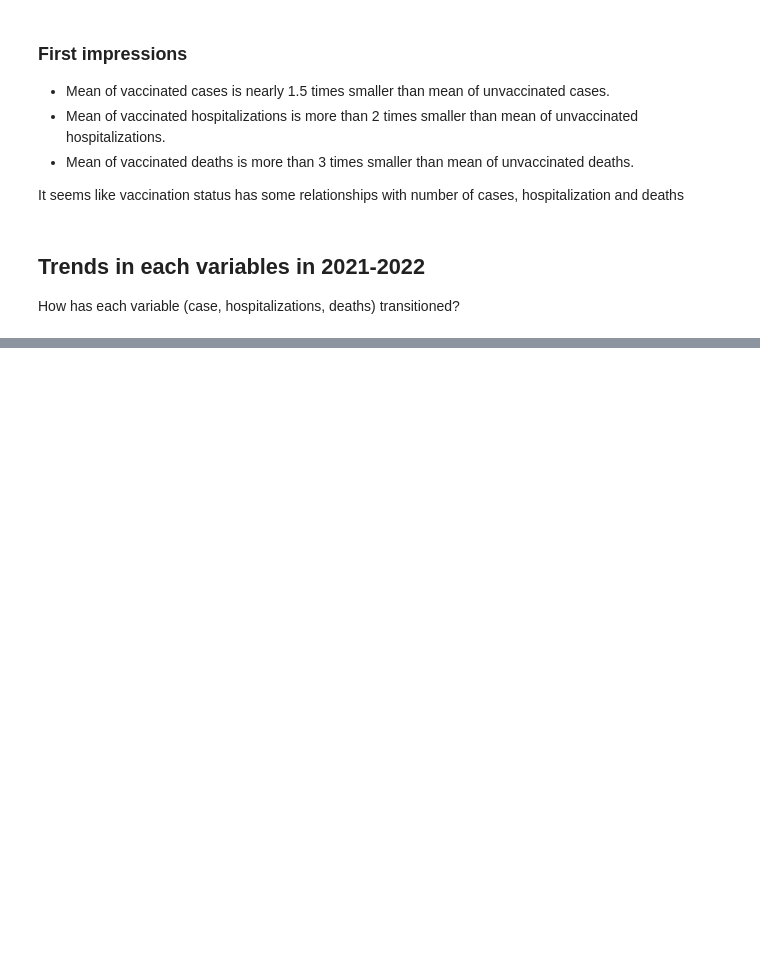
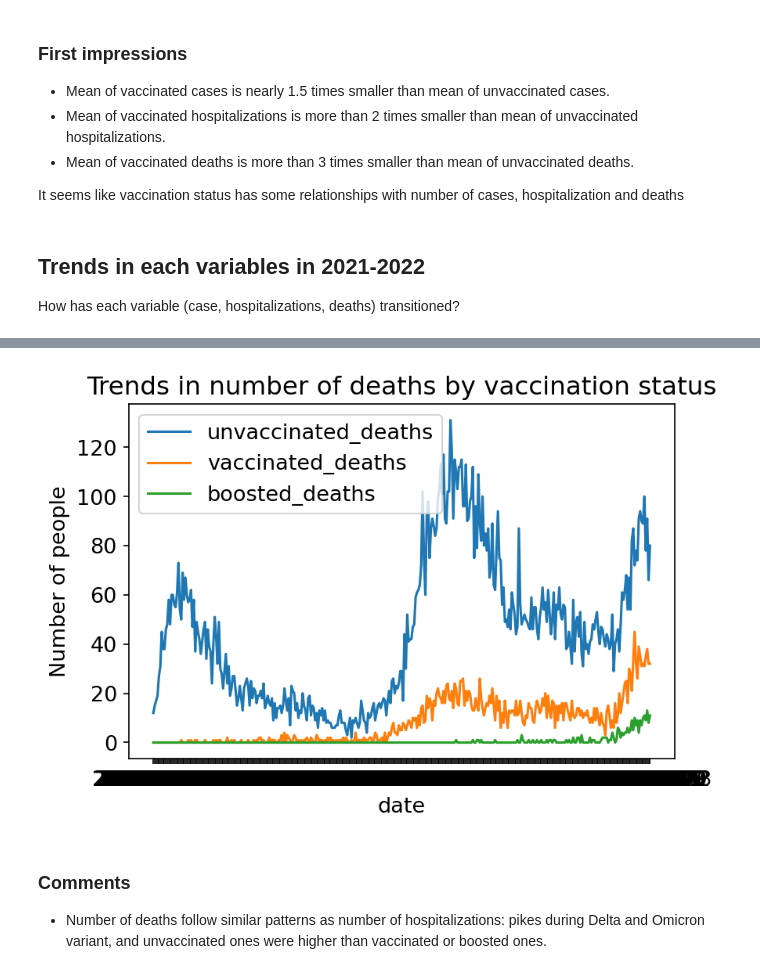
Before and after one commit to midori256/COVID19_Post_Vaccination_California, a Jupyter notebook: data_analysis.ipynb, the cells around one changed output, grey strips where cells are left out. Drawn from its saved outputs; the diff is of its cells as text; code cells hidden in the pictures; blank space fills up the shorter version.

```diff
--- a/data_analysis.ipynb
+++ b/data_analysis.ipynb
@@ -169,0 +186,9 @@ line_chart(df,"date",cases_variables)
+# %%
+# what about deaths
+deaths_var = ['unvaccinated_deaths', 'vaccinated_deaths', 'boosted_deaths']
+line_chart(df,"date",deaths_var, "Trends in number of deaths by vaccination status")
+# %% [output]
+[figure, added]
+# %% [markdown]
+### Comments
+- Number of deaths follow similar patterns as number of hospitalizations: pikes during Delta and Omicron variant, and unvaccinated ones were higher than vaccinated or boosted ones.
```
Also changed, not shown: parts of 14 cells of this notebook.
